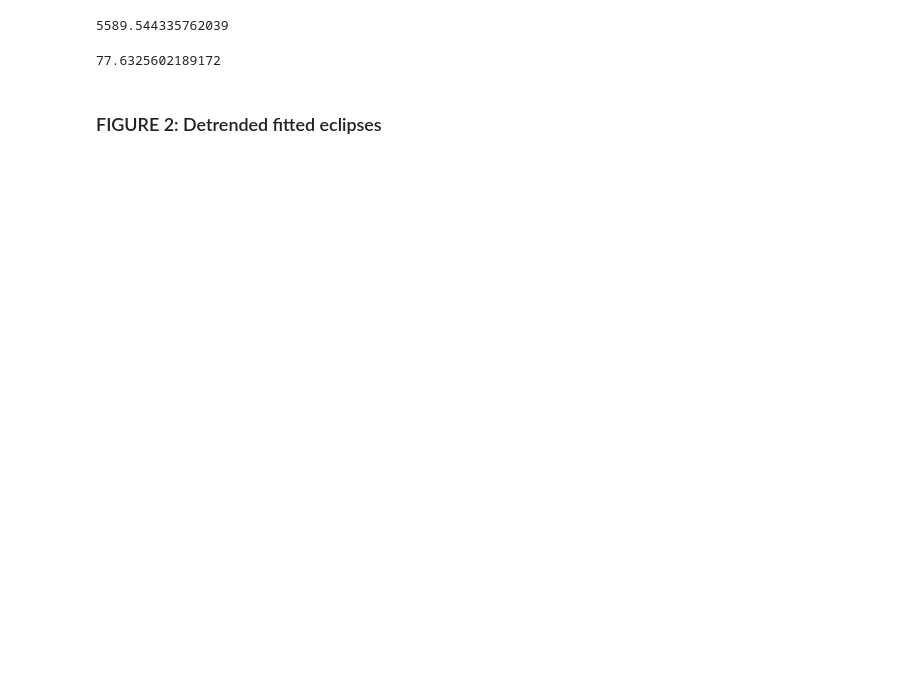
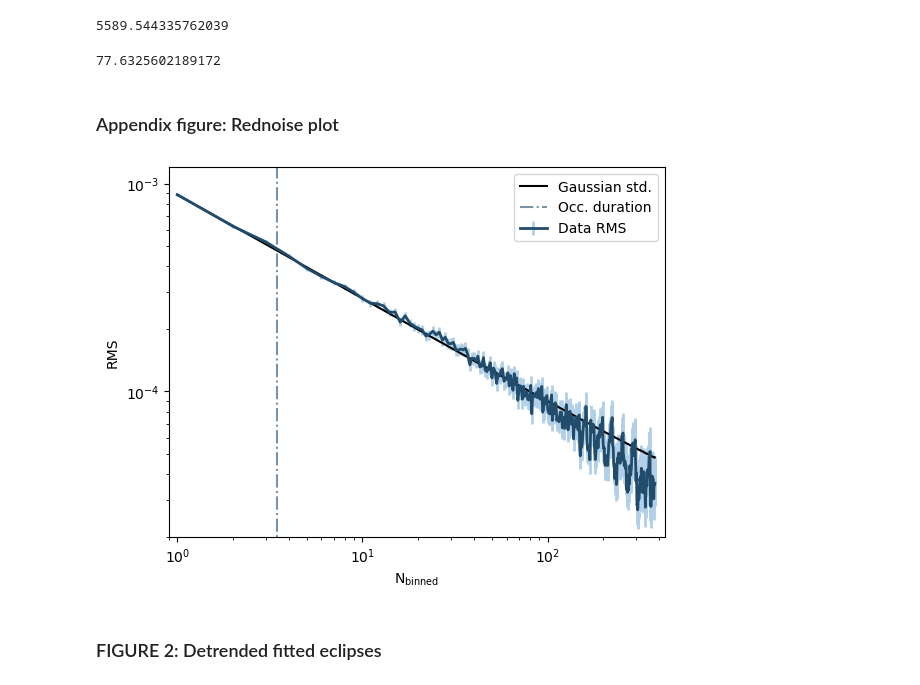
Before and after one commit to arocho11/MIRI_Eclipse_Photometry_Analysis, a Jupyter notebook: MakePlots/make_figs_paper.ipynb, the cells around one changed output. Cells and saved outputs as stored; diff of their text form; code cells hidden in the pictures; blank space fills up the shorter version.

```diff
--- a/MakePlots/make_figs_paper.ipynb
+++ b/MakePlots/make_figs_paper.ipynb
@@ -770,6 +774,60 @@ print((time_arr['1'][-1]-time_arr['1'][0])*24*60)
 232.89768065675162/3
 # %% [output]
 77.6325602189172
+# %% [markdown]
+### Appendix figure: Rednoise plot
+# %%
+def plot_rednoise(residuals, minbins, occDuration = None, showPlot=True, fname=None, fontsize=10):
+
+    maxbins = int(np.rint(residuals.size/minbins))
+
+    try:
+        rms, rmslo, rmshi, stderr, binsz = time_avg(residuals, maxbins)
+    except:
+        rms = []
+        for i in range(minbins,len(residuals)):
+            rms.append(helpers.binnedNoise(np.arange(len(residuals)),residuals,i))
+        rms = np.array(rms)[::-1]
+
+        binsz = len(residuals)/np.arange(minbins,len(residuals))[::-1]
+
+        #In case there is a NaN or something while binning
+        binsz = binsz[np.isfinite(rms)]
+        rms = rms[np.isfinite(rms)]
+        rmslo = np.zeros_like(rms)
+        rmshi = rmslo
+        stderr = np.std(residuals)/np.sqrt(binsz)
+
+    plt.clf()
+    ax = plt.gca()
+    ax.set_yscale('log')
+    ax.set_xscale('log')
+    ax.errorbar(binsz, rms, yerr=[rmslo, rmshi], fmt="-", color='#214C6C', ecolor='#B1D0E7', capsize=0, linewidth=2, label="Data RMS")
+    ax.plot(binsz, stderr, c='k', label="Gaussian std.")
+
+    if occDuration is not None:
+        ax.vlines(occDuration, 10e-6, 10e-2, color='#214C6C', ls='-.', alpha=0.6, label='Occ. duration')
+    ax.set_ylim(2e-5, 1.2e-3)
+    ax.set_xlim(0.9, maxbins+50)
+
+    ax.xaxis.set_tick_params(labelsize=fontsize)
+    ax.yaxis.set_tick_params(labelsize=fontsize)
+
+    plt.xlabel(r'N$_{\rm binned}$', fontsize=fontsize)
+    plt.ylabel('RMS', fontsize=fontsize)
+    plt.legend(loc='best', fontsize=fontsize)
+    if fname is not None:
+        plt.savefig(fname)
+
+    if showPlot:
+        plt.show()
+
+    plt.close()
+
+res = np.concatenate([residuals[e] for e in eclipses])
+plot_rednoise(res, 10, fname='Joint_rednoise.png', occDuration=3.442622950819672)
+# %% [output]
+[figure, added]
 # %% [markdown]
 ### FIGURE 2: Detrended fitted eclipses
 # %%
```
Also changed, not shown: parts of 9 cells of this notebook, 15 other files.
